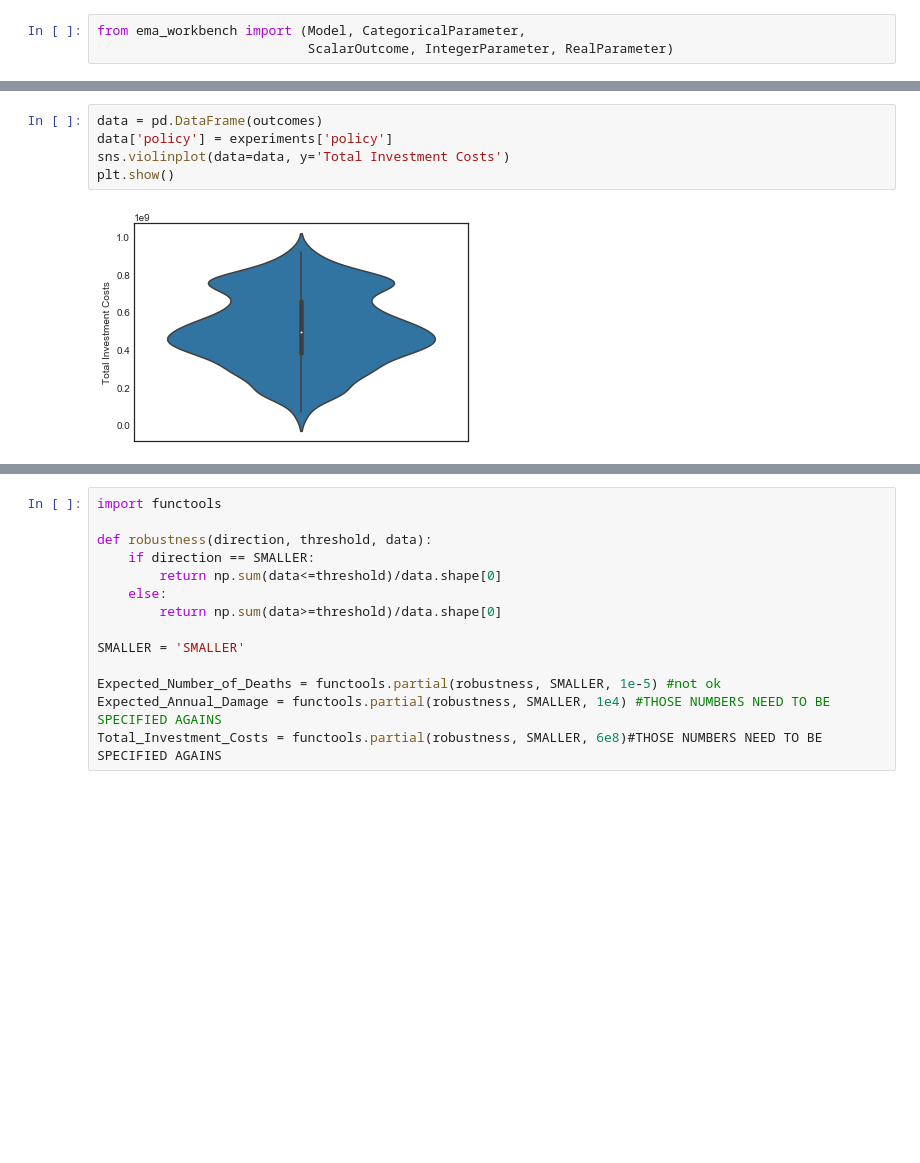
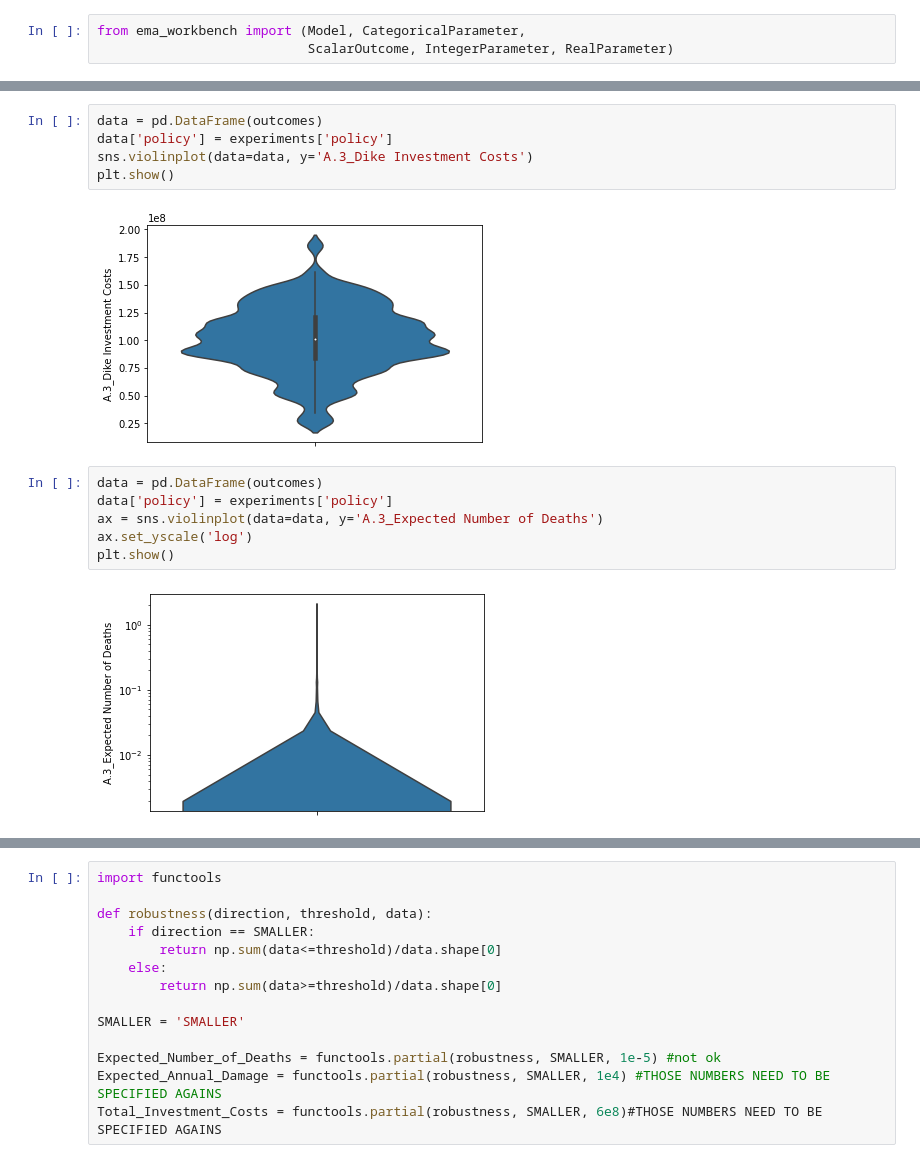
Before and after one commit to tamarvooijs/MBDM, a Jupyter notebook: final assignment/Optimization Moro-Meron.ipynb, the cells around one changed output, grey strips where cells are left out. Saved outputs shown, nothing was run; the diff lists cells and outputs as text; blank space fills up the shorter version.

```diff
--- a/final assignment/Optimization Moro-Meron.ipynb
+++ b/final assignment/Optimization Moro-Meron.ipynb
@@ -325,10 +261,18 @@ with MultiprocessingEvaluator(model) as evaluator:
 # %%
 data = pd.DataFrame(outcomes)
 data['policy'] = experiments['policy']
-sns.violinplot(data=data, y='Total Investment Costs')
+sns.violinplot(data=data, y='A.3_Dike Investment Costs')
 plt.show()
 # %% [output]
-[figure, old version]
+[figure, new version]
+# %%
+data = pd.DataFrame(outcomes)
+data['policy'] = experiments['policy']
+ax = sns.violinplot(data=data, y='A.3_Expected Number of Deaths')
+ax.set_yscale('log')
+plt.show()
+# %% [output]
+[figure, added]
 # %%
 data = pd.DataFrame(outcomes)
 data['policy'] = experiments['policy']
```
Also changed, not shown: parts of 27 cells of this notebook.
